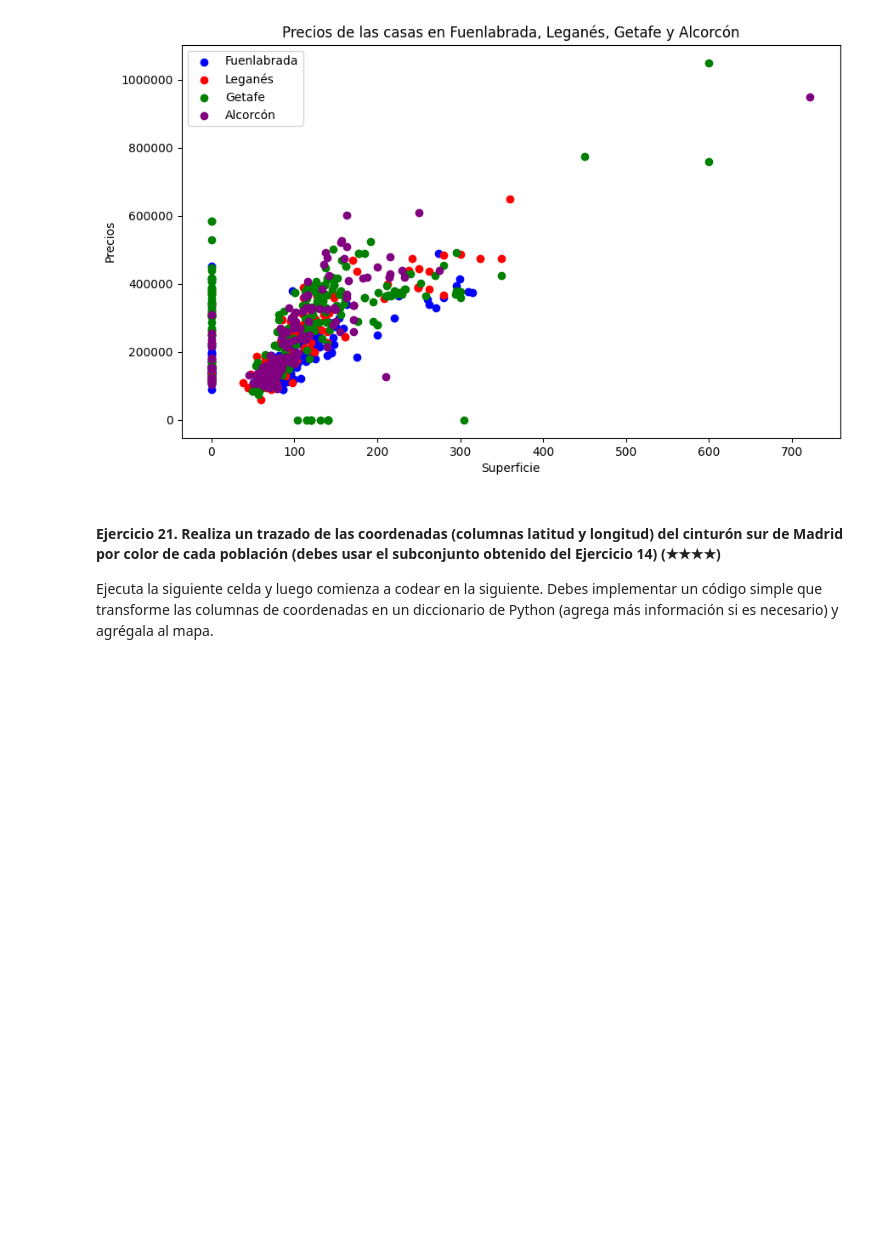
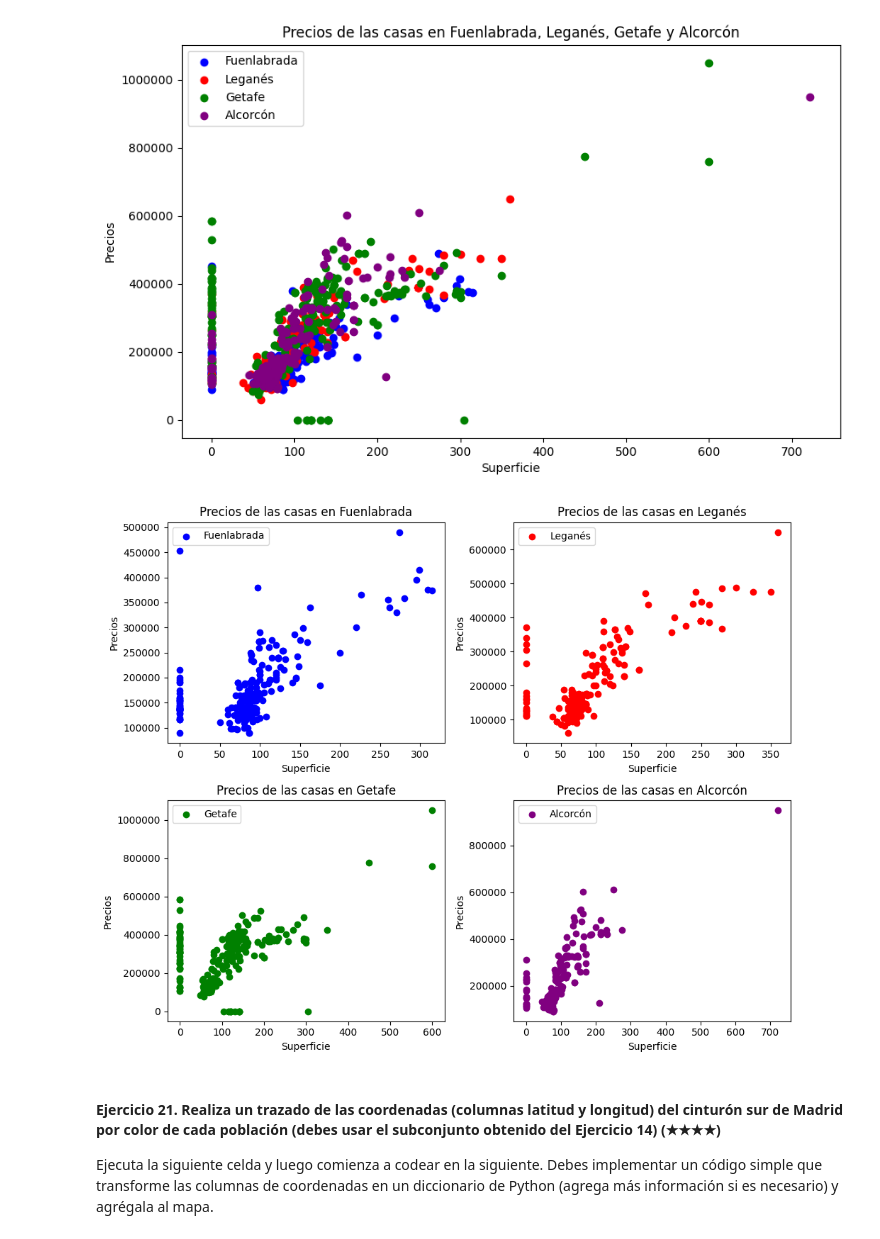
Before and after one commit to Soma31/realestate-datacleanup-exercise, a Jupyter notebook: project.es.ipynb, the cells around one changed output. Saved outputs shown, nothing was run; the diff lists cells and outputs as text; code cells hidden in the pictures; blank space fills up the shorter version.

```diff
--- a/project.es.ipynb
+++ b/project.es.ipynb
@@ -521,6 +521,42 @@ plt.gca().yaxis.set_major_formatter(formatter)
 plt.show()
 # %% [output]
 [figure]
+# %%
+# ... (código para cargar y preparar 'subconjunto') ...
+
+# Definir las ciudades y colores
+ciudades = ['Fuenlabrada', 'Leganés', 'Getafe', 'Alcorcón']
+colores = ['blue', 'red', 'green', 'purple']
+
+# Crear la figura y los subplots
+fig, axes = plt.subplots(2, 2, figsize=(10, 8))  # 2 filas, 2 columnas
+
+# Iterar sobre las ciudades y crear los scatter plots
+for i, ciudad in enumerate(ciudades):
+    fila = i // 2  # Calcula la fila del subplot
+    columna = i % 2  # Calcula la columna del subplot
+    ax = axes[fila, columna]  # Obtiene el subplot actual
+
+    ax.scatter(x=subconjunto.loc[subconjunto['level5'] == ciudad, 'surface'],
+               y=subconjunto.loc[subconjunto['level5'] == ciudad, 'price'],
+               label=ciudad, color=colores[i])
+
+    ax.set_xlabel('Superficie')
+    ax.set_ylabel('Precios')
+    ax.set_title(f'Precios de las casas en {ciudad}')
+
+    formatter = ticker.ScalarFormatter(useMathText=False)
+    formatter.set_scientific(False)
+    ax.yaxis.set_major_formatter(formatter)
+
+    ax.legend()
+
+# Ajustar el espaciado entre los subplots
+plt.tight_layout()
+
+plt.show()
+# %% [output]
+[figure, added]
 # %% [markdown]
 #### Ejercicio 21. Realiza un trazado de las coordenadas (columnas latitud y longitud) del cinturón sur de Madrid por color de cada población (debes usar el subconjunto obtenido del Ejercicio 14) (★★★★)
 
```
Also changed, not shown: parts of 4 cells of this notebook.
